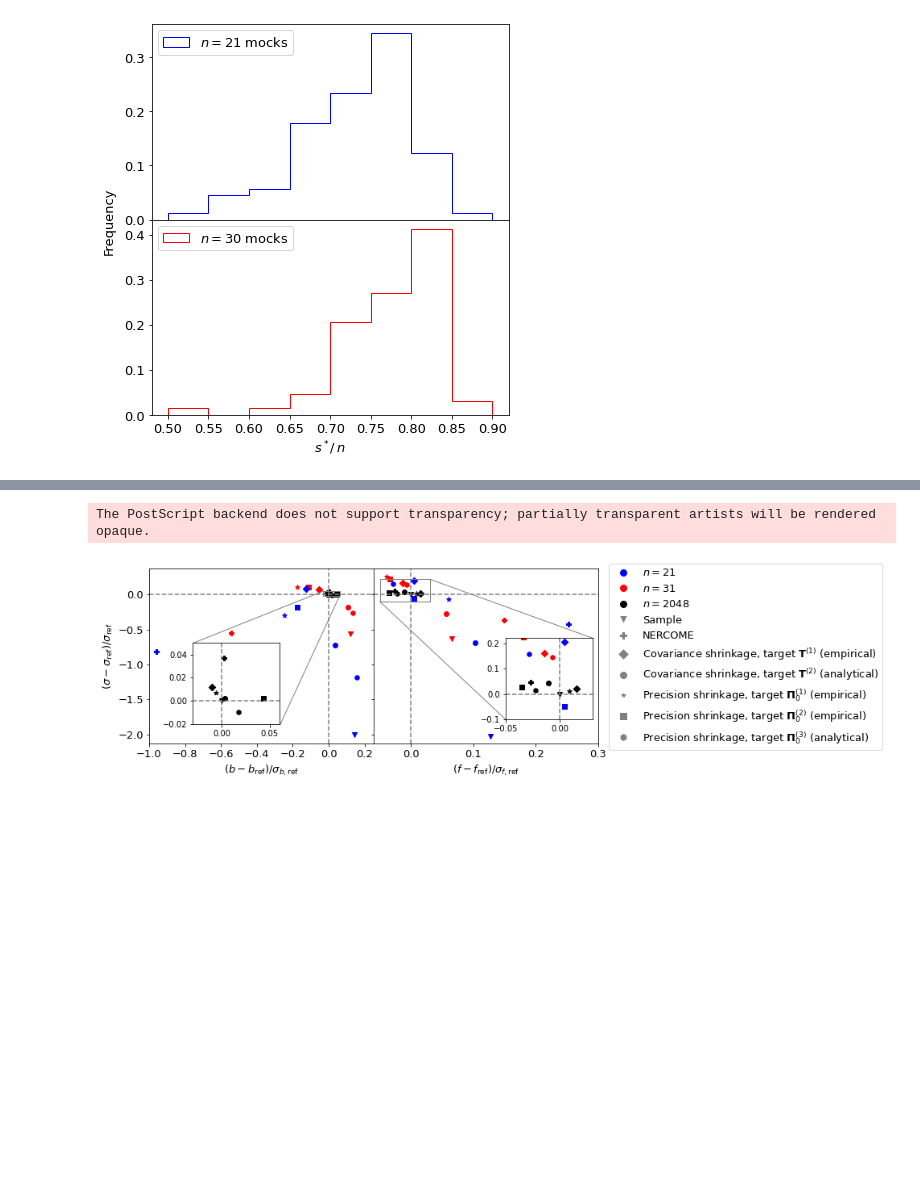
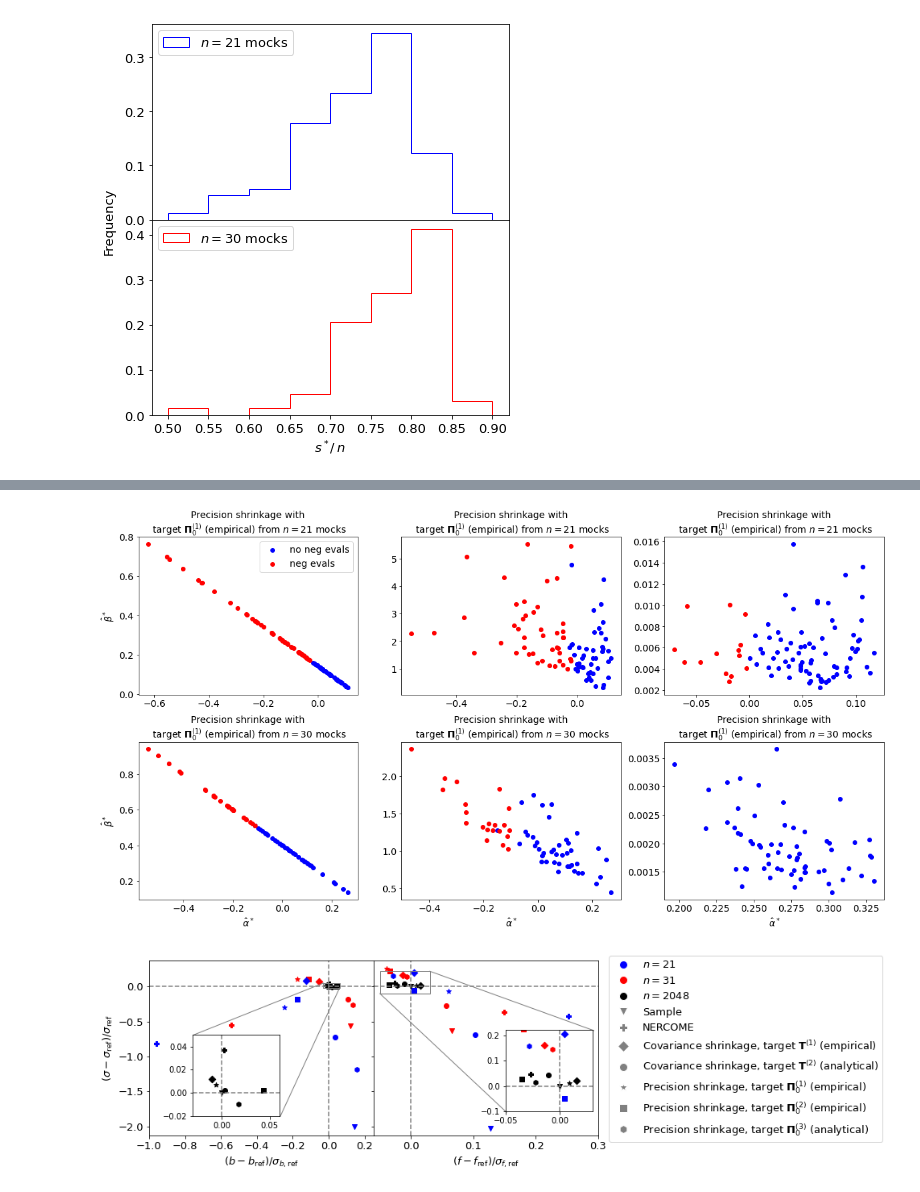
Before and after one commit to marnixlooijmans/shrinkage-estimation-paper, a Jupyter notebook: notebooks/make-plots.ipynb, the cells around one changed output, grey strips where cells are left out. Cells and saved outputs as stored; diff of their text form; code cells hidden in the pictures; blank space fills up the shorter version.

```diff
--- a/notebooks/make-plots.ipynb
+++ b/notebooks/make-plots.ipynb
@@ -134,6 +135,15 @@ plt.show()
 # %% [output]
 [figure]
 # %%
+estimates = [
+    ["cov", "NERCOME", "NERCOME", "dotted", "indianred"],
+    ["cov", "shrinkage_Sii", "Covariance shrinkage with $\mathbf{T}^{(1)}$", (0, (5, 5)), "red"],
+    ["cov", "shrinkage_P", "Covariance shrinkage with $\mathbf{T}^{(2)}$", (0, (3, 5, 1, 5)), "darkred"],
+    ["pre", "shrinkage_inv_then_diag", "Precision shrinkage with $\mathbf{\Pi}_0^{(1)}$", "dashdot", "lightsteelblue"],
+    ["pre", "shrinkage_diag_then_inv", "Precision shrinkage with $\mathbf{\Pi}_0^{(2)}$", "dashed", "blue"],
+    ["pre", "shrinkage_P", "Precision shrinkage with $\mathbf{\Pi}_0^{(3)}$", (0, (3, 5, 1, 5, 1, 5)), "navy"],
+]
+
 print(f"Computed from {n} mocks:")
 for k, estimate in enumerate(estimates):
     mat_type = estimate[0]
@@ -364,3 +373,67 @@ The PostScript backend does not support transparency; partially transparent arti
+# %%
+estimates = [
+    ["shrinkage_inv_then_diag", "Precision shrinkage with\n target $\mathbf{\Pi}_0^{(1)}$ (empirical)"],
+    ["shrinkage_diag_then_inv", "Precision shrinkage with\n target $\mathbf{\Pi}_0^{(1)}$ (empirical)"],
+    ["shrinkage_P", "Precision shrinkage with\n target $\mathbf{\Pi}_0^{(1)}$ (empirical)"]
+]
+nsamples = [21,30]
+
+
+fig, axs = plt.subplots(2, 3)#, sharex="col")
+fig.subplots_adjust(hspace=0.3, wspace=0.2)
+fig.set_size_inches(20, 10)
+
+for k, estimate in enumerate(estimates):
+    for l, n in enumerate(nsamples):
+        data_path = os.path.join(mat_path, f"n{n}/pre_{estimate[0]}/")
+        filenames = [f for f in os.listdir(data_path) if not f.startswith('.')]
+
+        alphas_pos_eval = [] # Alphas belonging to precision matrix estimates which only have positive evals
+        betas_pos_eval = [] # Betas "
+        alphas_neg_eval = [] # Alphas belonging to precision matrix estimates which have at least one negative eval
+        betas_neg_eval = [] # Betas "
+        for filename in filenames:
+            file_path = os.path.join(data_path, filename)
+
+            with open(file_path) as f:
+                first_line = f.readline().strip('\n')
+            parts = first_line.split(",")
+            alpha = float(parts[0].split("=")[1])
+            beta = float(parts[1].split("=")[1])
+
+            Cinv = np.loadtxt(file_path)
+            evals = np.linalg.eigvalsh(Cinv)
+
+            if np.min(evals) < 0:
+                alphas_neg_eval.append(alpha)
+                betas_neg_eval.append(beta)
+            else:
+                alphas_pos_eval.append(alpha)
+                betas_pos_eval.append(beta)
+
+        alphas_pos_eval = np.array(alphas_pos_eval)
+        betas_pos_eval = np.array(betas_pos_eval)
+        alphas_neg_eval = np.array(alphas_neg_eval)
+        betas_neg_eval = np.array(betas_neg_eval)
+
+        axs[l,k].scatter(alphas_pos_eval, betas_pos_eval, c="blue", label="no neg evals")
+        axs[l,k].scatter(alphas_neg_eval, betas_neg_eval, c="red", label="neg evals")
+        axs[l,k].set_title(estimate[1] + f" from $n={n}$ mocks", fontsize=14)
+        axs[l,k].tick_params(axis='both', which='major', labelsize=14)
+        #axs[l,k].set_title("Target $\mathbf{\Pi}_0^{(1)}$", fontsize=14)
+        #axs[l,k].set_ylabel(r"$\hat{\beta}^*$", fontsize=14)
+        #axs[l,k].legend(fontsize=14, loc="upper right")
+        #axs[l,k].tick_params(axis='both', which='major', labelsize=14)
+
+    axs[1, k].set_xlabel(r"$\hat{\alpha}^*$", fontsize=14)
+axs[0,0].legend(fontsize=14)
+axs[0,0].set_ylabel(r"$\hat{\beta}^*$", fontsize=14)
+axs[1,0].set_ylabel(r"$\hat{\beta}^*$", fontsize=14)
+
+#fig.savefig("../output/pre_shrinkage_params.pdf", format="pdf", bbox_inches='tight', pad_inches = 0.1)
+plt.show()
+# %% [output]
+[figure, added]
 # %%
 nsamples = [2048,30,21]
 chains = [
@@ -482,8 +555,7 @@ for j, chain in enumerate(chains):
     )
 fig.legend(handles=custom_lines, ncols=1, loc="center right", bbox_to_anchor=(1.4,0.5), fontsize=13)
 
-fig.savefig("../output/BOSS_DR12_NGC_z1/plots/estimated_params.eps", format="eps", bbox_inches='tight', pad_inches = 0.1)
+#fig.savefig("../output/BOSS_DR12_NGC_z1/plots/estimated_params.eps", format="eps", bbox_inches='tight', pad_inches = 0.1)
 plt.show()
 # %% [output]
-The PostScript backend does not support transparency; partially transparent artists will be rendered opaque.
 [figure]
```
Also changed, not shown: parts of 4 cells of this notebook, 1 other file.
